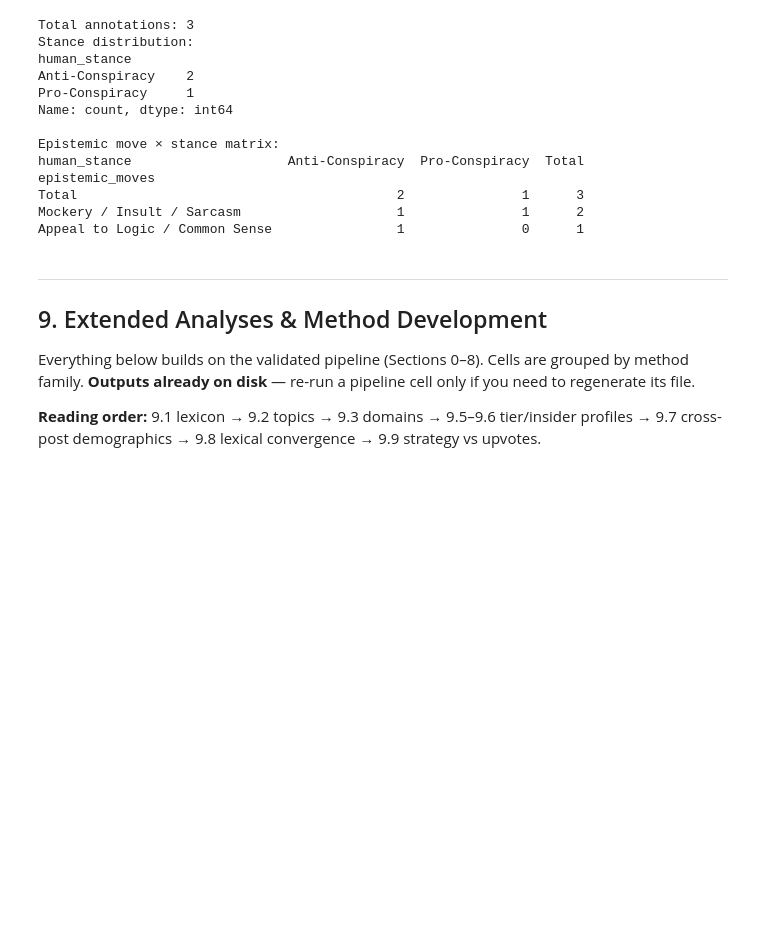
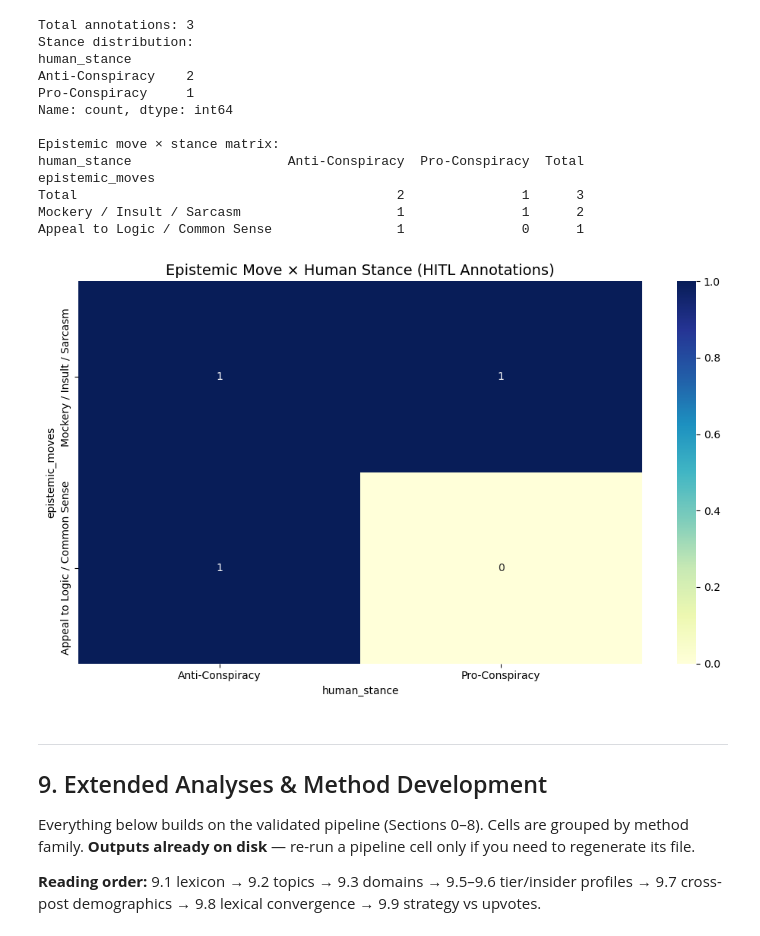
Before and after one commit to humanathema/ConspiracyComments, a Jupyter notebook: ConspiracyMaster_Refactored.ipynb, the cells around one changed output. Drawn from its saved outputs; the diff is of its cells as text; code cells hidden in the pictures; blank space fills up the shorter version.

```diff
--- a/ConspiracyMaster_Refactored.ipynb
+++ b/ConspiracyMaster_Refactored.ipynb
@@ -1682,6 +1684,10 @@ epistemic_moves
 Total                                         2               1      3
 Mockery / Insult / Sarcasm                    1               1      2
 Appeal to Logic / Common Sense                1               0      1
+# %%
+viz.plot_epistemic_stance_heatmap(matrix)
+# %% [output]
+[figure, added]
 # %% [markdown]
 ---
 ## 9. Extended Analyses & Method Development
```
Also changed, not shown: parts of 6 cells of this notebook, 2 other files.
